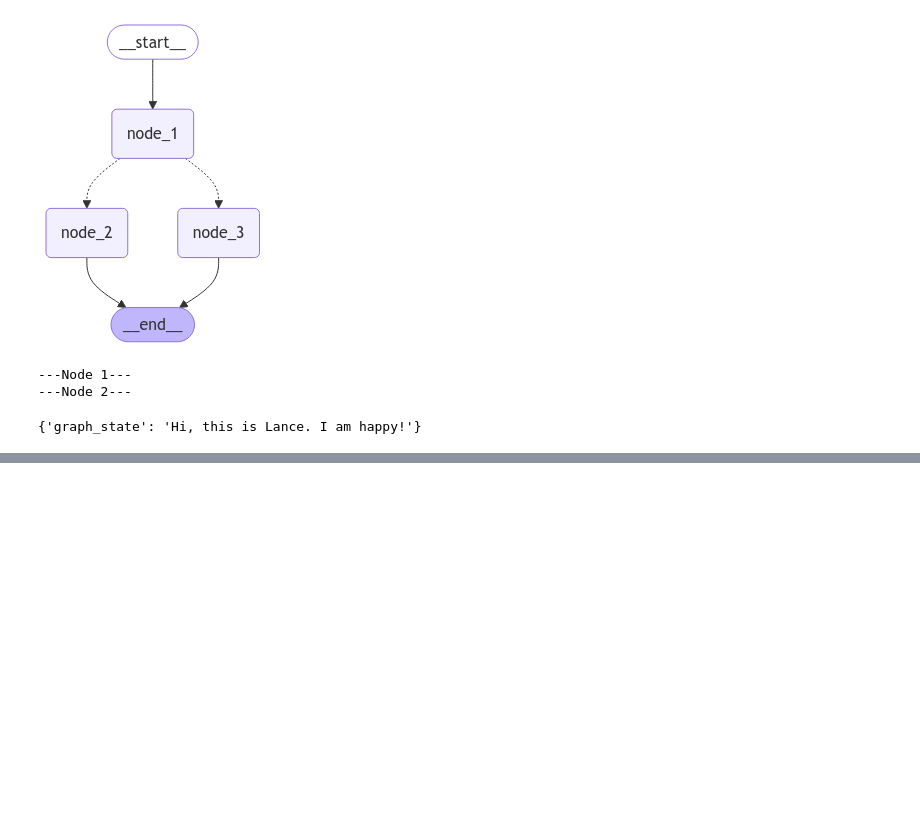
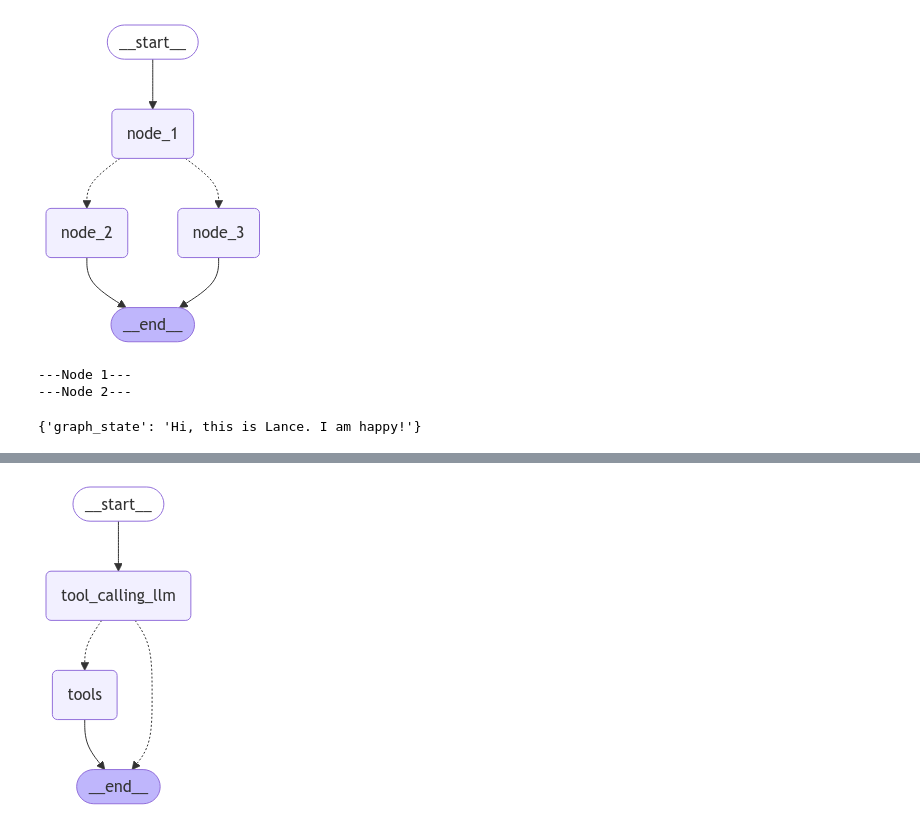
Before and after one commit to aditya699/AI-AGENTS, a Jupyter notebook: Langgraph/intro.ipynb, the cells around one changed output, grey strips where cells are left out. Drawn from its saved outputs; the diff is of its cells as text; code cells hidden in the pictures; blank space fills up the shorter version.

```diff
--- a/Langgraph/intro.ipynb
+++ b/Langgraph/intro.ipynb
@@ -103,0 +195,29 @@ graph.invoke({"graph_state" : "Hi, this is Lance."})
+# %%
+from IPython.display import Image, display
+from langgraph.graph import StateGraph, START, END
+from langgraph.graph import MessagesState
+from langgraph.prebuilt import ToolNode
+from langgraph.prebuilt import tools_condition
+
+# Node
+def tool_calling_llm(state: MessagesState):
+    return {"messages": [llm_with_tools.invoke(state["messages"])]}
+
+# Build graph
+builder = StateGraph(MessagesState)
+builder.add_node("tool_calling_llm", tool_calling_llm)
+builder.add_node("tools", ToolNode([multiply]))
+builder.add_edge(START, "tool_calling_llm")
+builder.add_conditional_edges(
+    "tool_calling_llm",
+    # If the latest message (result) from assistant is a tool call -> tools_condition routes to tools
+    # If the latest message (result) from assistant is a not a tool call -> tools_condition routes to END
+    tools_condition,
+)
+builder.add_edge("tools", END)
+graph = builder.compile()
+
+# View
+display(Image(graph.get_graph().draw_mermaid_png()))
+# %% [output]
+[figure, added]
```
Also changed, not shown: parts of 6 cells of this notebook, 1 other file.
